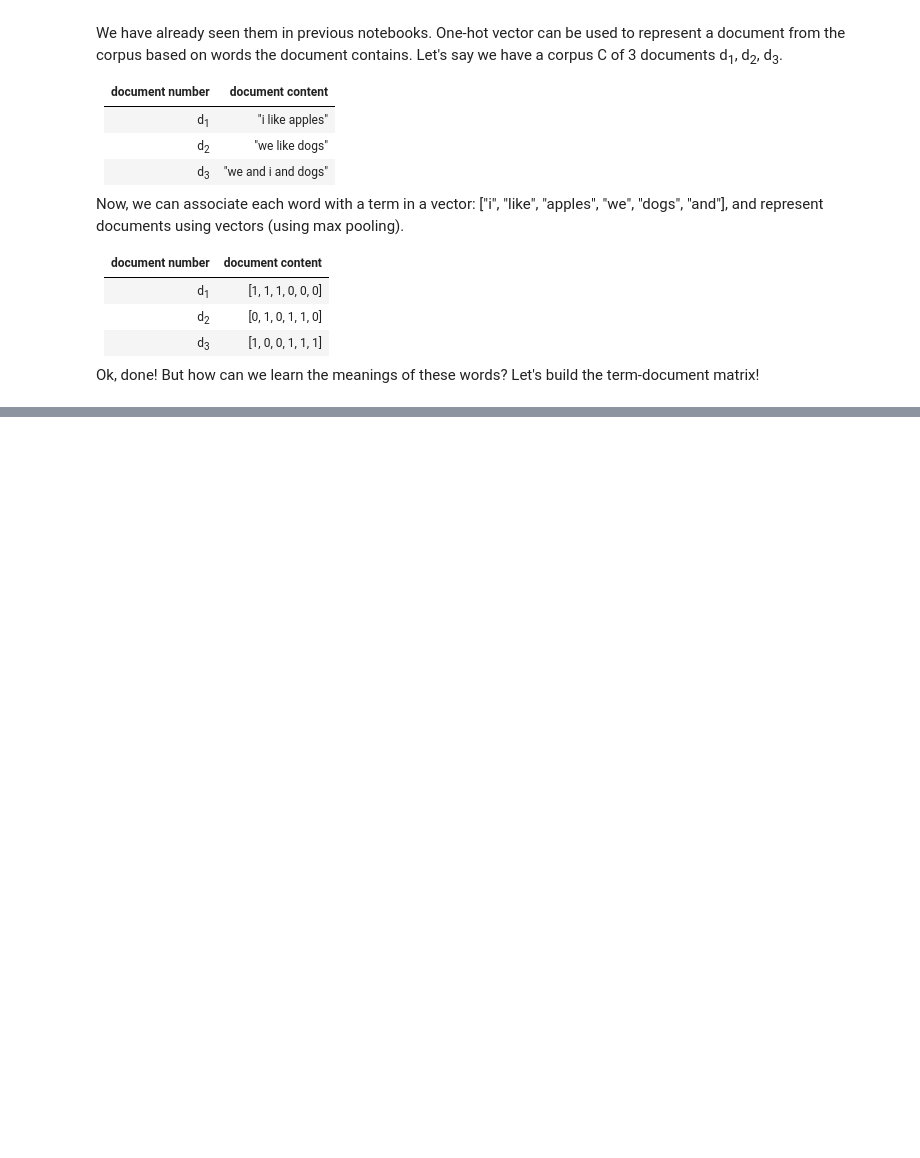
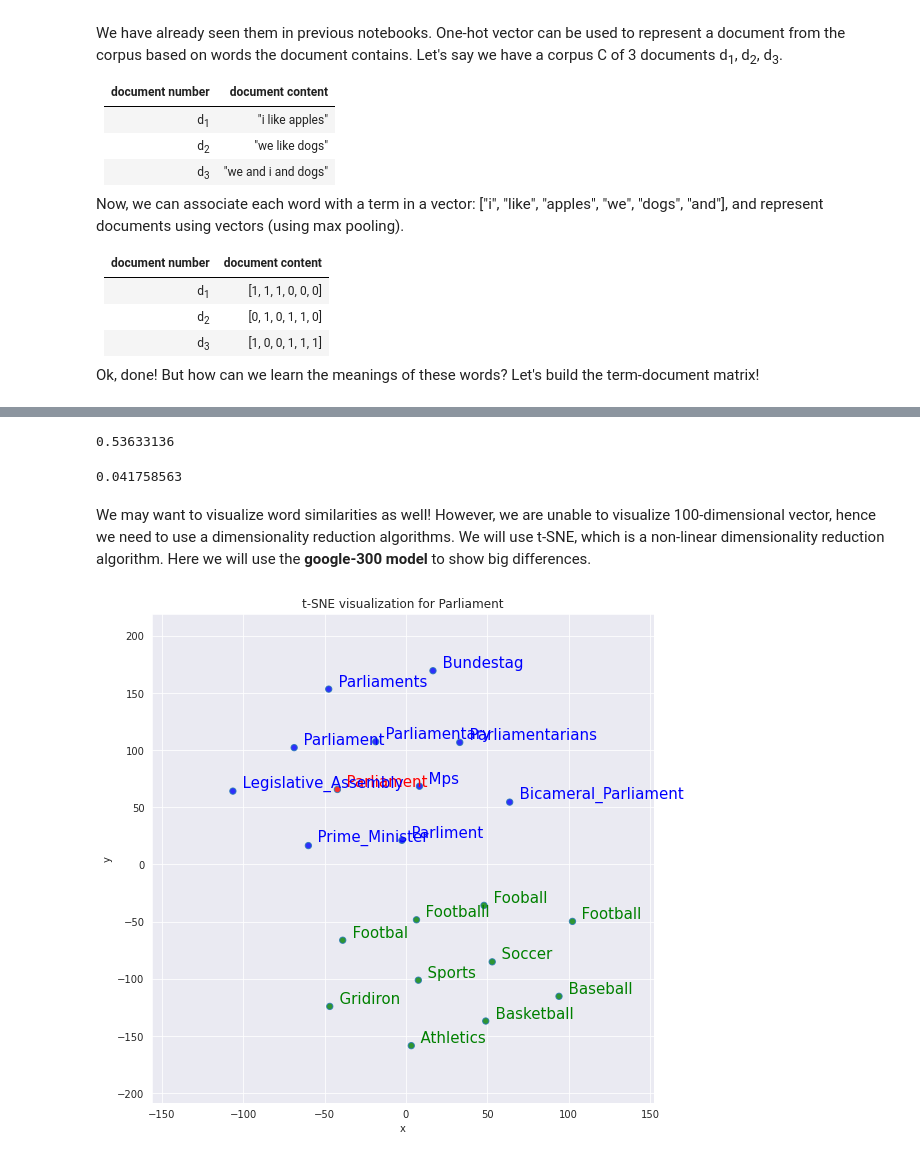
Before and after one commit to TheRootOf3/ucl-nlp-notebook-series, a Jupyter notebook: Notebook5/Notebook5.ipynb, the cells around one changed output, grey strips where cells are left out. Cells and saved outputs as stored; diff of their text form; code cells hidden in the pictures; blank space fills up the shorter version.

```diff
--- a/Notebook5/Notebook5.ipynb
+++ b/Notebook5/Notebook5.ipynb
@@ -178,0 +503,3 @@ However, how do we define *a context* for a target word *w*? There are two appro
+# %%
+import gensim.downloader as api
+google_wv = api.load('word2vec-google-news-300')
@@ -178,0 +580,18 @@ However, how do we define *a context* for a target word *w*? There are two appro
+# %%
+# Or we may want to check the similarity between two words
+model.wv.similarity("election", "vote")
+# %% [output]
+0.53633136
+# %%
+model.wv.similarity("election", "golf")
+# %% [output]
+0.041758563
+# %% [markdown]
+We may want to visualize word similarities as well! However, we are unable to visualize 100-dimensional vector, hence we need to use a dimensionality reduction algorithms. We will use t-SNE, which is a non-linear dimensionality reduction algorithm. Here we will use the **google-300 model** to show big differences.
+# %%
+from aux_code.tSNE_visual import tsnescatterplot
+
+# 10 words most similar to "parliament" and 10 words most similar to "football"
+tsnescatterplot(google_wv, 'parliament', [x[0] for x in google_wv.most_similar(positive=["football"])])
+# %% [output]
+[figure, added]
```
Also changed, not shown: parts of 72 cells of this notebook, 4 other files.
